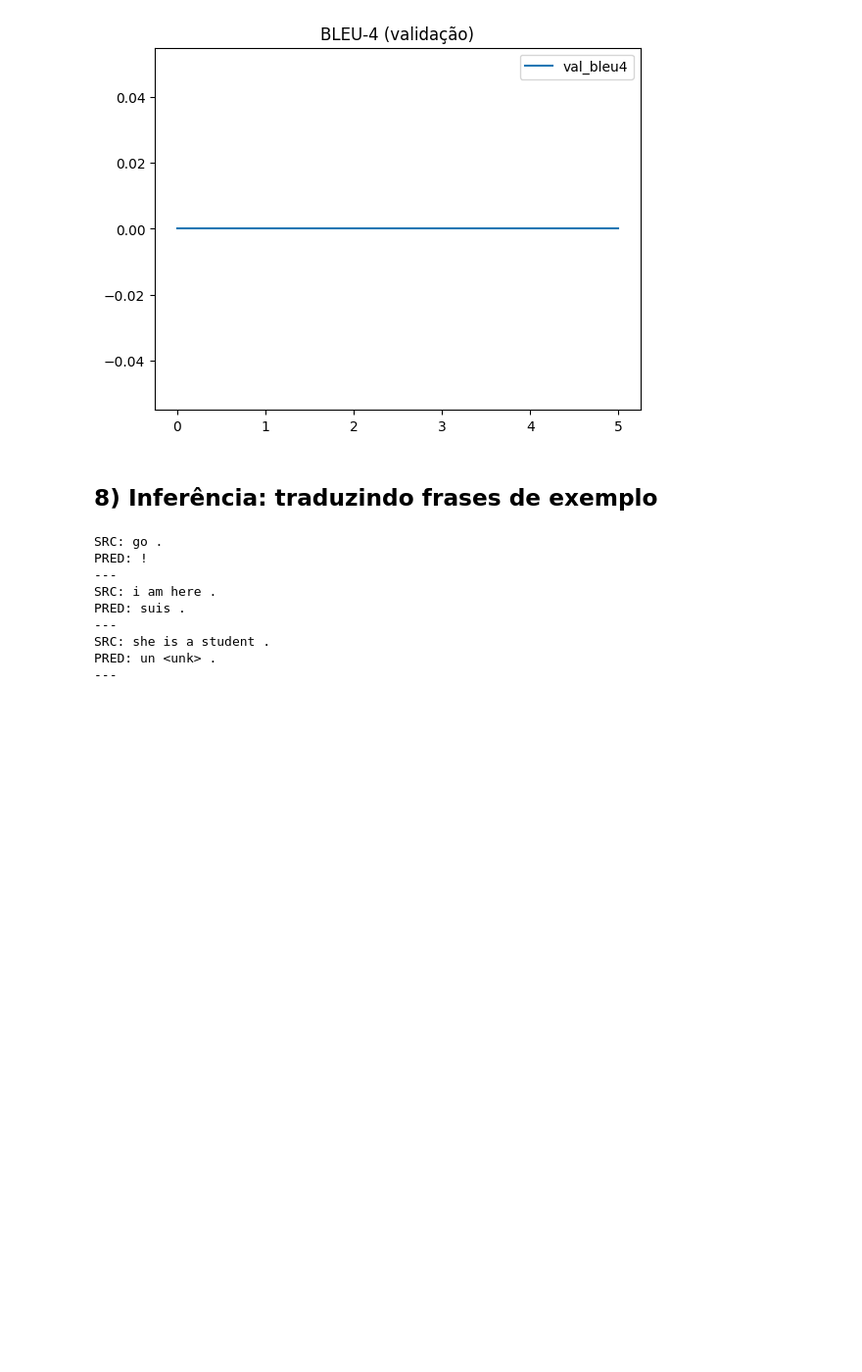
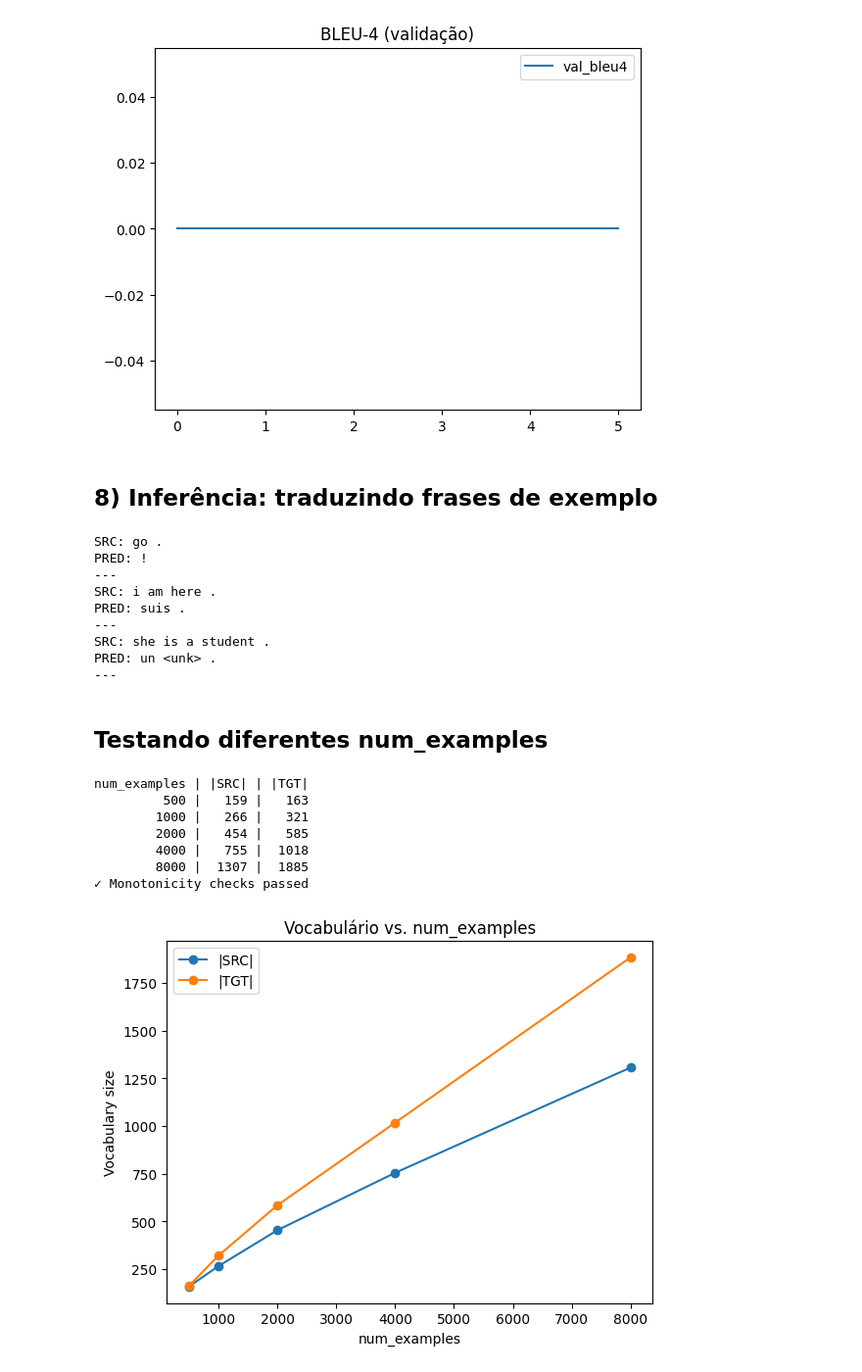
Before and after one commit to ColettoG/pond_traducao_automatica_d2l, a Jupyter notebook: traducao_automatica.ipynb, the cells around one changed output. Shown: that part at 98% size. Cells and saved outputs as stored; diff of their text form; code cells hidden in the pictures; blank space fills up the shorter version.

Commit message:
add: plot da primeira pergunta

```diff
--- a/traducao_automatica.ipynb
+++ b/traducao_automatica.ipynb
@@ -493,3 +493,49 @@ PRED: suis .
 SRC: she is a student .
 PRED: un <unk> .
 ---
+# %% [markdown]
+## Testando diferentes num_examples
+# %%
+# Grid of dataset sizes to test
+num_examples_grid = [500, 1000, 2000, 4000, 8000]
+
+# Reuse your existing hyperparams if defined; otherwise set quick defaults
+BATCH = BATCH_SIZE if 'BATCH_SIZE' in globals() else 64
+STEPS = NUM_STEPS if 'NUM_STEPS' in globals() else 12
+
+vocab_stats = []  # list of tuples: (num_examples, |SRC|, |TGT|)
+
+for n in num_examples_grid:
+    it, src_vocab, tgt_vocab = load_data_nmt(batch_size=BATCH, num_steps=STEPS, num_examples=n)
+    vocab_stats.append((n, len(src_vocab), len(tgt_vocab)))
+
+# Pretty print table
+print("num_examples | |SRC| | |TGT|")
+for n, s, t in vocab_stats:
+    print(f"{n:12d} | {s:5d} | {t:5d}")
+
+# Optional: sanity checks (monotonic non-decreasing)
+src_sizes = [s for _, s, _ in vocab_stats]
+tgt_sizes = [t for _, _, t in vocab_stats]
+assert all(src_sizes[i] <= src_sizes[i+1] for i in range(len(src_sizes)-1)), "Source vocab not non-decreasing!"
+assert all(tgt_sizes[i] <= tgt_sizes[i+1] for i in range(len(tgt_sizes)-1)), "Target vocab not non-decreasing!"
+print("✓ Monotonicity checks passed")
+
+# Optional plot
+plt.figure()
+plt.plot([n for n, _, _ in vocab_stats], [s for _, s, _ in vocab_stats], marker="o", label="|SRC|")
+plt.plot([n for n, _, _ in vocab_stats], [t for _, _, t in vocab_stats], marker="o", label="|TGT|")
+plt.xlabel("num_examples")
+plt.ylabel("Vocabulary size")
+plt.title("Vocabulário vs. num_examples")
+plt.legend()
+plt.show()
+# %% [output]
+num_examples | |SRC| | |TGT|
+         500 |   159 |   163
+        1000 |   266 |   321
+        2000 |   454 |   585
+        4000 |   755 |  1018
+        8000 |  1307 |  1885
+✓ Monotonicity checks passed
+[figure, added]
```
Also changed, not shown: 1 other file.
